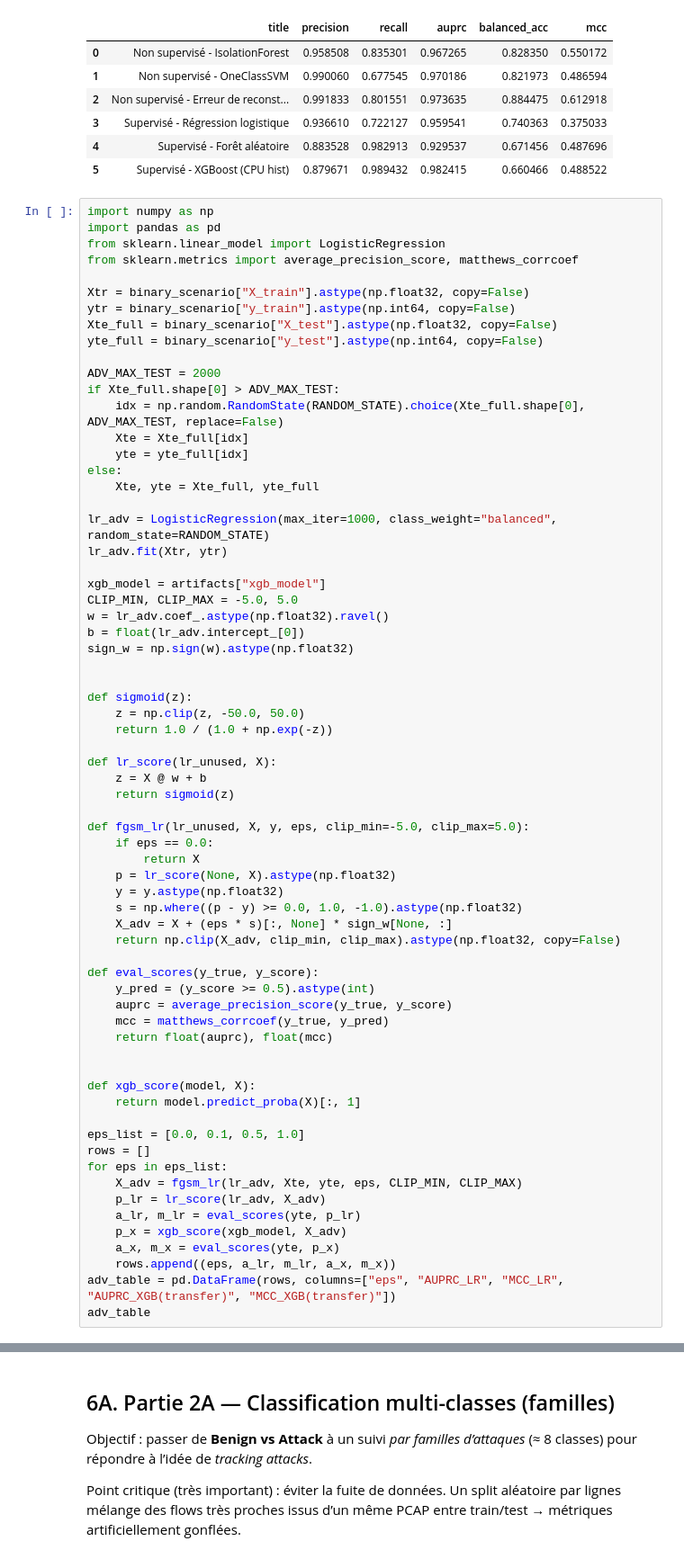
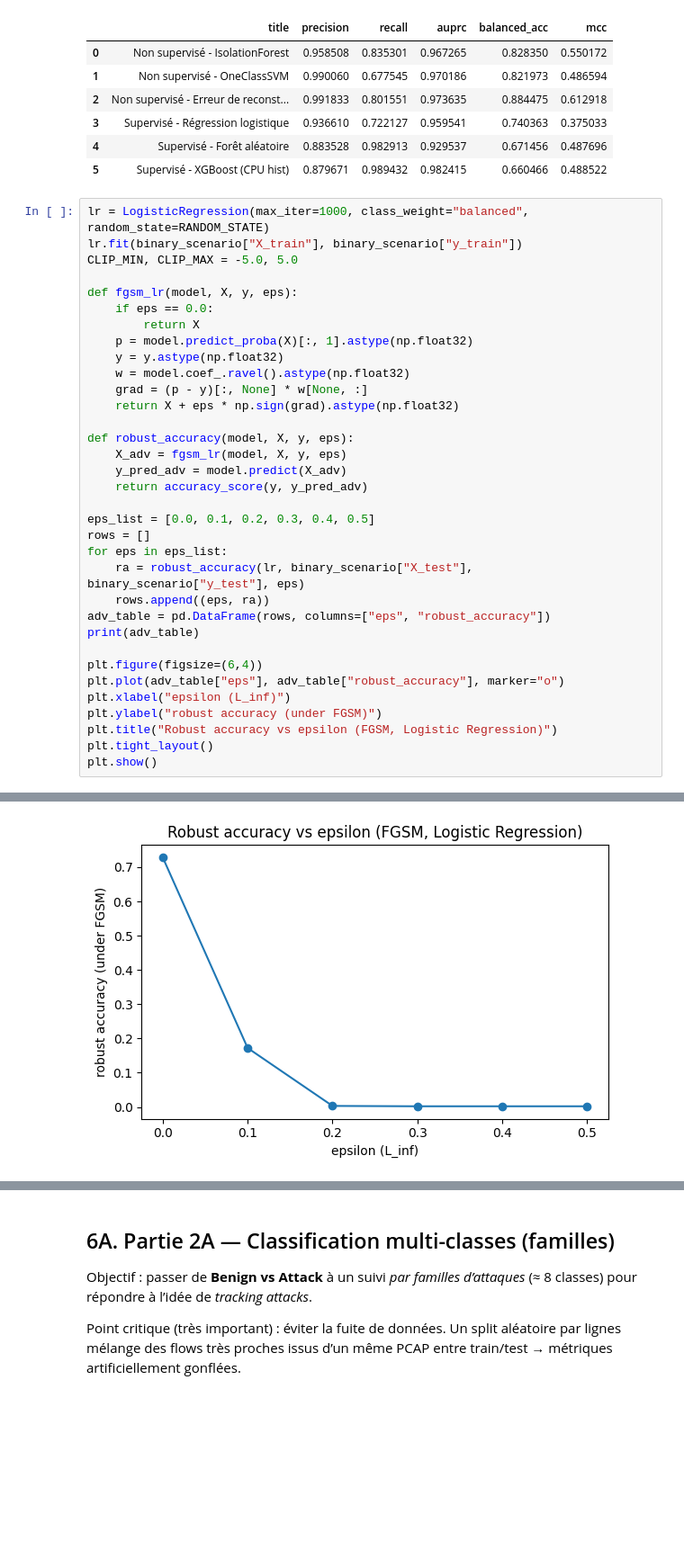
Before and after one commit to ErkannCh/mlsecu, a Jupyter notebook: mlsecu.ipynb, the cells around one changed output, grey strips where cells are left out. Shown at 90% size. Saved outputs shown, nothing was run; the diff lists cells and outputs as text; blank space fills up the shorter version.

```diff
--- a/mlsecu.ipynb
+++ b/mlsecu.ipynb
@@ -648,70 +538,37 @@ binary_table
 | 4 | Supervisé - Forêt aléatoire | 0.883528 | 0.982913 | 0.929537 | 0.671456 | 0.487696 |
 | 5 | Supervisé - XGBoost (CPU hist) | 0.879671 | 0.989432 | 0.982415 | 0.660466 | 0.488522 |
 # %%
-import numpy as np
-import pandas as pd
-from sklearn.linear_model import LogisticRegression
-from sklearn.metrics import average_precision_score, matthews_corrcoef
+lr = LogisticRegression(max_iter=1000, class_weight="balanced", random_state=RANDOM_STATE)
+lr.fit(binary_scenario["X_train"], binary_scenario["y_train"])
+CLIP_MIN, CLIP_MAX = -5.0, 5.0
 
-Xtr = binary_scenario["X_train"].astype(np.float32, copy=False)
-ytr = binary_scenario["y_train"].astype(np.int64, copy=False)
-Xte_full = binary_scenario["X_test"].astype(np.float32, copy=False)
-yte_full = binary_scenario["y_test"].astype(np.int64, copy=False)
-
-ADV_MAX_TEST = 2000
-if Xte_full.shape[0] > ADV_MAX_TEST:
-    idx = np.random.RandomState(RANDOM_STATE).choice(Xte_full.shape[0], ADV_MAX_TEST, replace=False)
-    Xte = Xte_full[idx]
-    yte = yte_full[idx]
-else:
-    Xte, yte = Xte_full, yte_full
-
-lr_adv = LogisticRegression(max_iter=1000, class_weight="balanced", random_state=RANDOM_STATE)
-lr_adv.fit(Xtr, ytr)
-
-xgb_model = artifacts["xgb_model"]
-CLIP_MIN, CLIP_MAX = -5.0, 5.0
-w = lr_adv.coef_.astype(np.float32).ravel()
-b = float(lr_adv.intercept_[0])
-sign_w = np.sign(w).astype(np.float32)
-
-
-def sigmoid(z):
-    z = np.clip(z, -50.0, 50.0)
-    return 1.0 / (1.0 + np.exp(-z))
-
-def lr_score(lr_unused, X):
-    z = X @ w + b
-    return sigmoid(z)
-
-def fgsm_lr(lr_unused, X, y, eps, clip_min=-5.0, clip_max=5.0):
+def fgsm_lr(model, X, y, eps):
     if eps == 0.0:
         return X
-    p = lr_score(None, X).astype(np.float32)
+    p = model.predict_proba(X)[:, 1].astype(np.float32)
     y = y.astype(np.float32)
-    s = np.where((p - y) >= 0.0, 1.0, -1.0).astype(np.float32)
-    X_adv = X + (eps * s)[:, None] * sign_w[None, :]
-    return np.clip(X_adv, clip_min, clip_max).astype(np.float32, copy=False)
+    w = model.coef_.ravel().astype(np.float32)
+    grad = (p - y)[:, None] * w[None, :]
+    return X + eps * np.sign(grad).astype(np.float32)
 
-def eval_scores(y_true, y_score):
-    y_pred = (y_score >= 0.5).astype(int)
-    auprc = average_precision_score(y_true, y_score)
-    mcc = matthews_corrcoef(y_true, y_pred)
-    return float(auprc), float(mcc)
+def robust_accuracy(model, X, y, eps):
+    X_adv = fgsm_lr(model, X, y, eps)
+    y_pred_adv = model.predict(X_adv)
+    return accuracy_score(y, y_pred_adv)
 
-
-def xgb_score(model, X):
-    return model.predict_proba(X)[:, 1]
-
-eps_list = [0.0, 0.1, 0.5, 1.0]
+eps_list = [0.0, 0.1, 0.2, 0.3, 0.4, 0.5]
 rows = []
 for eps in eps_list:
-    X_adv = fgsm_lr(lr_adv, Xte, yte, eps, CLIP_MIN, CLIP_MAX)
-    p_lr = lr_score(lr_adv, X_adv)
-    a_lr, m_lr = eval_scores(yte, p_lr)
-    p_x = xgb_score(xgb_model, X_adv)
-    a_x, m_x = eval_scores(yte, p_x)
-    rows.append((eps, a_lr, m_lr, a_x, m_x))
-adv_table = pd.DataFrame(rows, columns=["eps", "AUPRC_LR", "MCC_LR", "AUPRC_XGB(transfer)", "MCC_XGB(transfer)"])
-adv_table
+    ra = robust_accuracy(lr, binary_scenario["X_test"], binary_scenario["y_test"], eps)
+    rows.append((eps, ra))
+adv_table = pd.DataFrame(rows, columns=["eps", "robust_accuracy"])
+print(adv_table)
+
+plt.figure(figsize=(6,4))
+plt.plot(adv_table["eps"], adv_table["robust_accuracy"], marker="o")
+plt.xlabel("epsilon (L_inf)")
+plt.ylabel("robust accuracy (under FGSM)")
+plt.title("Robust accuracy vs epsilon (FGSM, Logistic Regression)")
+plt.tight_layout()
+plt.show()
 # %% [output]
@@ -722,0 +582 @@ adv_table
+[figure, added]
```
Also changed, not shown: parts of 14 cells of this notebook, 30 other files.
